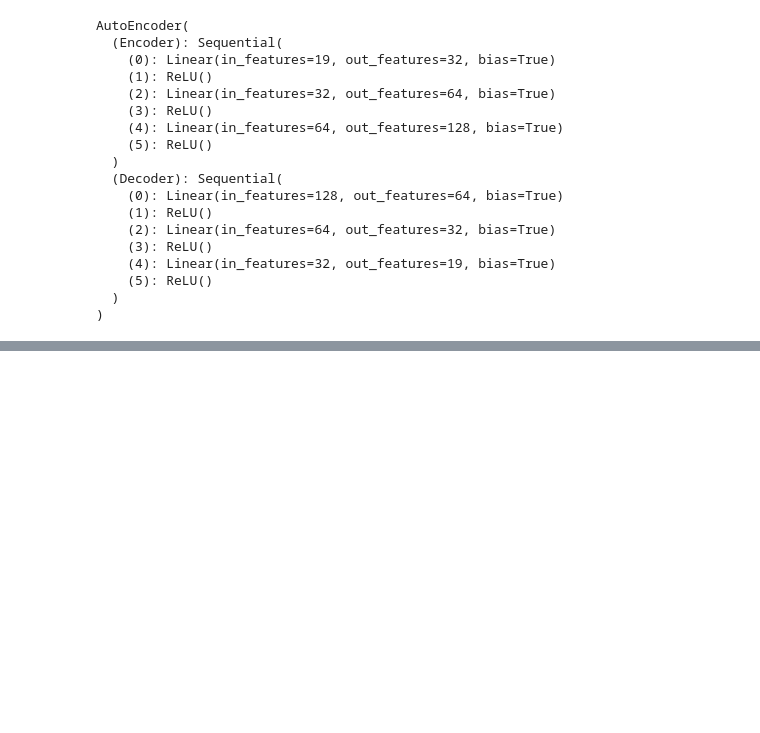
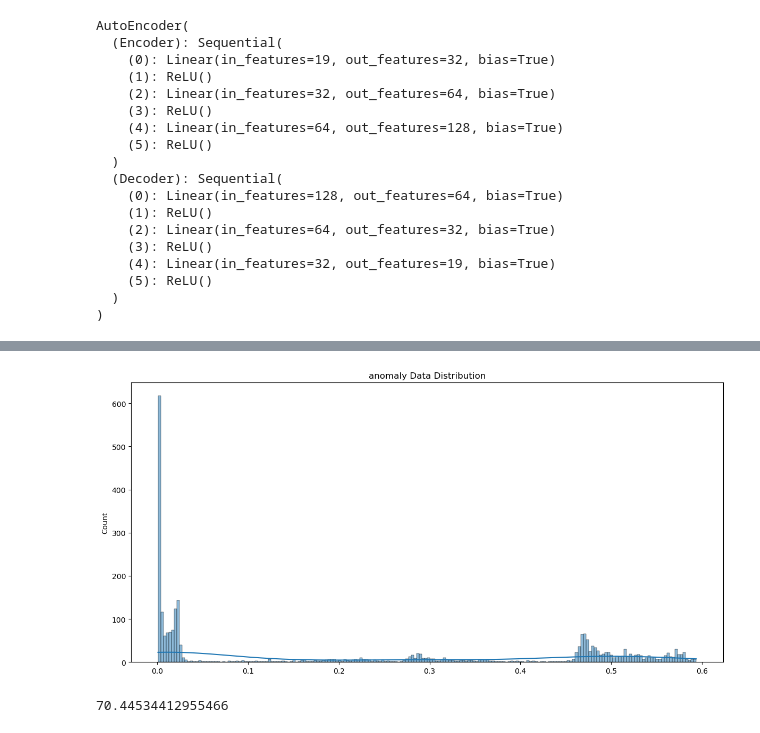
Before and after one commit to LEEINSEO-0118/Heat_Treatment_PdM, a Jupyter notebook: Code/modeling.ipynb, the cells around one changed output, grey strips where cells are left out. Cells and saved outputs as stored; diff of their text form; code cells hidden in the pictures; blank space fills up the shorter version.

```diff
--- a/Code/modeling.ipynb
+++ b/Code/modeling.ipynb
@@ -315,0 +380,2 @@ test_scaled = scaler.transform(test.iloc[:,:-1])
+# %%
+anomaly_loss = predict(model, anomaly_dataloader, nn.MSELoss(reduction='none'), 'Anomaly Data Distribution')
@@ -315,0 +384,8 @@ test_scaled = scaler.transform(test.iloc[:,:-1])
+# %%
+predict_plot(anomaly_loss, 'anomaly Data Distribution')
+# %% [output]
+[figure, added]
+# %%
+len(anomaly_loss[anomaly_loss > 0.01])/len(anomaly_loss)*100
+# %% [output]
+70.44534412955466
```
Also changed, not shown: parts of 24 cells of this notebook.
